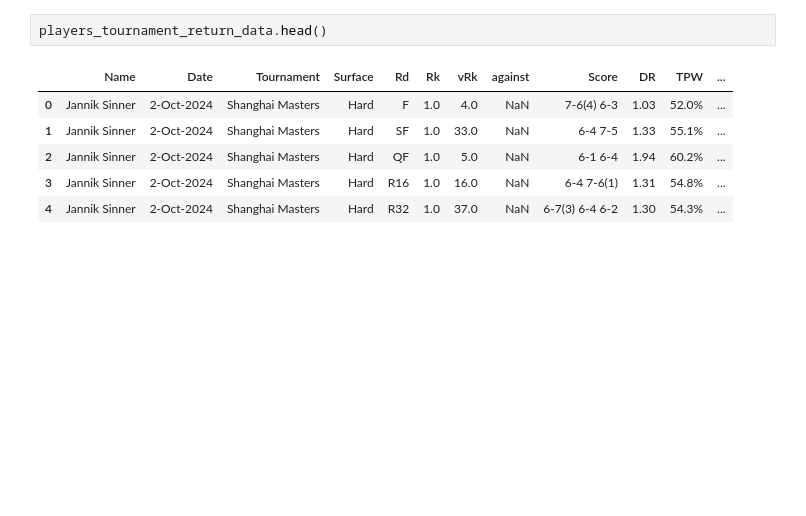
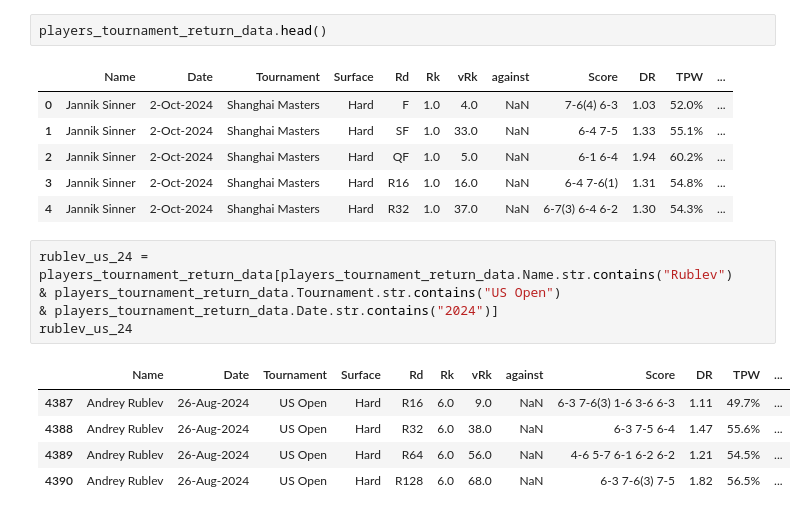
Before and after one commit to Mike812/kaggle, a Jupyter notebook: tennis_stats/TennisStats.ipynb, the cells around one changed output. Cells and saved outputs as stored; diff of their text form; blank space fills up the shorter version.

```diff
--- a/tennis_stats/TennisStats.ipynb
+++ b/tennis_stats/TennisStats.ipynb
@@ -198,3 +221,14 @@ players_tournament_return_data.head()
 | 2 | Jannik Sinner | 2-Oct-2024 | Shanghai Masters | Hard | QF | 1.0 | 5.0 | NaN | 6-1 6-4 | 1.94 | 60.2% | ... |
 | 3 | Jannik Sinner | 2-Oct-2024 | Shanghai Masters | Hard | R16 | 1.0 | 16.0 | NaN | 6-4 7-6(1) | 1.31 | 54.8% | ... |
 | 4 | Jannik Sinner | 2-Oct-2024 | Shanghai Masters | Hard | R32 | 1.0 | 37.0 | NaN | 6-7(3) 6-4 6-2 | 1.30 | 54.3% | ... |
+# %%
+rublev_us_24 = players_tournament_return_data[players_tournament_return_data.Name.str.contains("Rublev")
+& players_tournament_return_data.Tournament.str.contains("US Open")
+& players_tournament_return_data.Date.str.contains("2024")]
+rublev_us_24
+# %% [output]
+|  | Name | Date | Tournament | Surface | Rd | Rk | vRk | against | Score | DR | TPW | ... |
+| 4387 | Andrey Rublev | 26-Aug-2024 | US Open | Hard | R16 | 6.0 | 9.0 | NaN | 6-3 7-6(3) 1-6 3-6 6-3 | 1.11 | 49.7% | ... |
+| 4388 | Andrey Rublev | 26-Aug-2024 | US Open | Hard | R32 | 6.0 | 38.0 | NaN | 6-3 7-5 6-4 | 1.47 | 55.6% | ... |
+| 4389 | Andrey Rublev | 26-Aug-2024 | US Open | Hard | R64 | 6.0 | 56.0 | NaN | 4-6 5-7 6-1 6-2 6-2 | 1.21 | 54.5% | ... |
+| 4390 | Andrey Rublev | 26-Aug-2024 | US Open | Hard | R128 | 6.0 | 68.0 | NaN | 6-3 7-6(3) 7-5 | 1.82 | 56.5% | ... |
```
Also changed, not shown: parts of 5 cells of this notebook, 2 other files.
